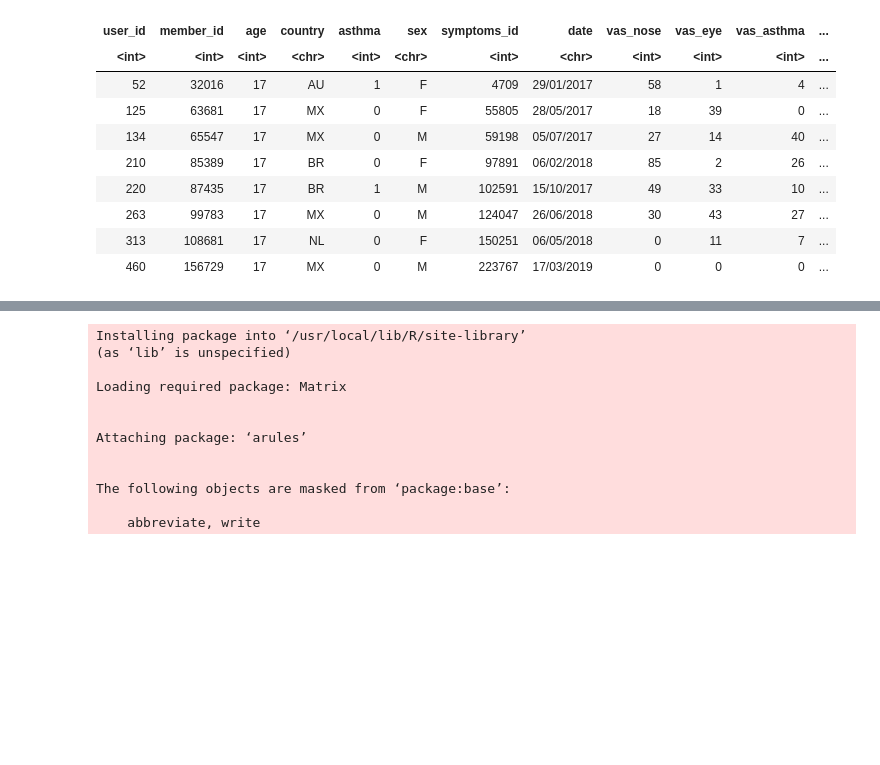
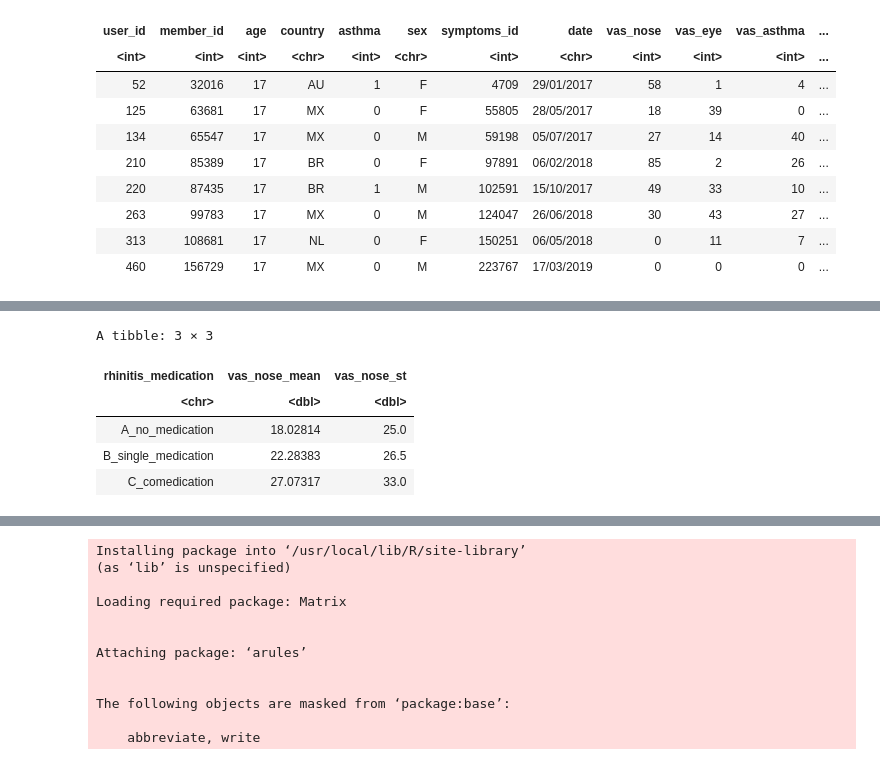
Before and after one commit to ManJ-PC/R, a Jupyter notebook: R_Avançado_02_Regras_de_Associação_Apriori_Prof_Rodrigo_Rosa.ipynb, the cells around one changed output, grey strips where cells are left out. Saved outputs shown, nothing was run; the diff lists cells and outputs as text; code cells hidden in the pictures; blank space fills up the shorter version.

```diff
--- a/R_Avançado_02_Regras_de_Associação_Apriori_Prof_Rodrigo_Rosa.ipynb
+++ b/R_Avançado_02_Regras_de_Associação_Apriori_Prof_Rodrigo_Rosa.ipynb
@@ -1,3 +1,3 @@
 # %%
-mask_airDB = 'https://raw.githubusercontent.com/ManJ-PC/FMUPBioestatistica/master/mask_air.csv?token=GHSAT0AAAAAAB4H7ZCAUB3YRDZUTRAYC5OYY6WXHYQ'
+mask_airDB = 'https://raw.githubusercontent.com/ManJ-PC/FMUPBioestatistica/master/mask_air.csv?token=GHSAT0AAAAAAB4H7ZCBDEFD3S3A5NN77SMCY6W5A2Q'
 # %%
@@ -165,0 +282,9 @@ ERROR: ignored
+# %%
+ma_df %>% group_by(rhinitis_medication) %>% summarise(vas_nose_mean = mean(vas_nose), vas_nose_st = IQR(vas_nose))
+# %% [output]
+A tibble: 3 × 3
+| rhinitis_medication | vas_nose_mean | vas_nose_st |
+| <chr> | <dbl> | <dbl> |
+| A_no_medication | 18.02814 | 25.0 |
+| B_single_medication | 22.28383 | 26.5 |
+| C_comedication | 27.07317 | 33.0 |
```
Also changed, not shown: parts of 28 cells of this notebook.
